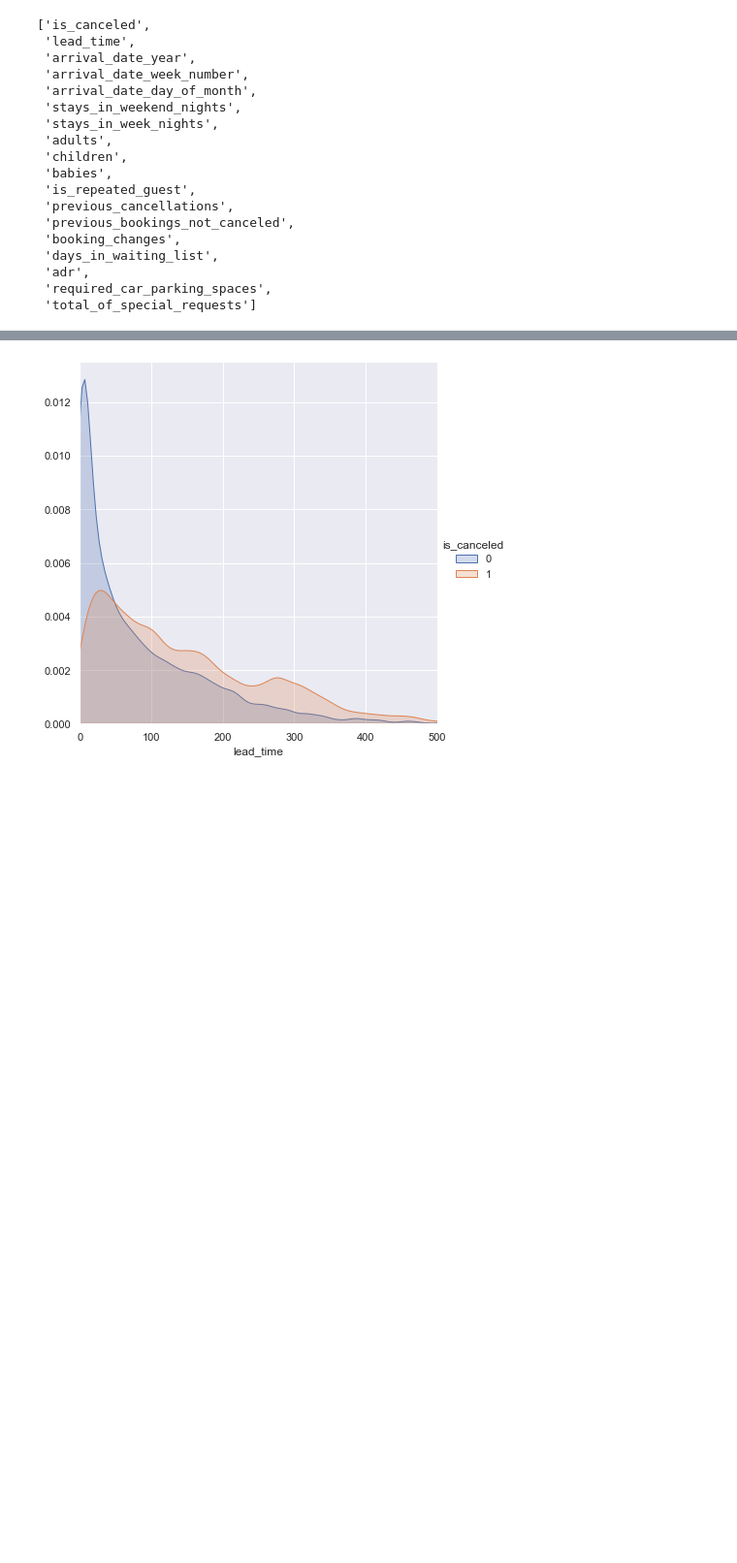
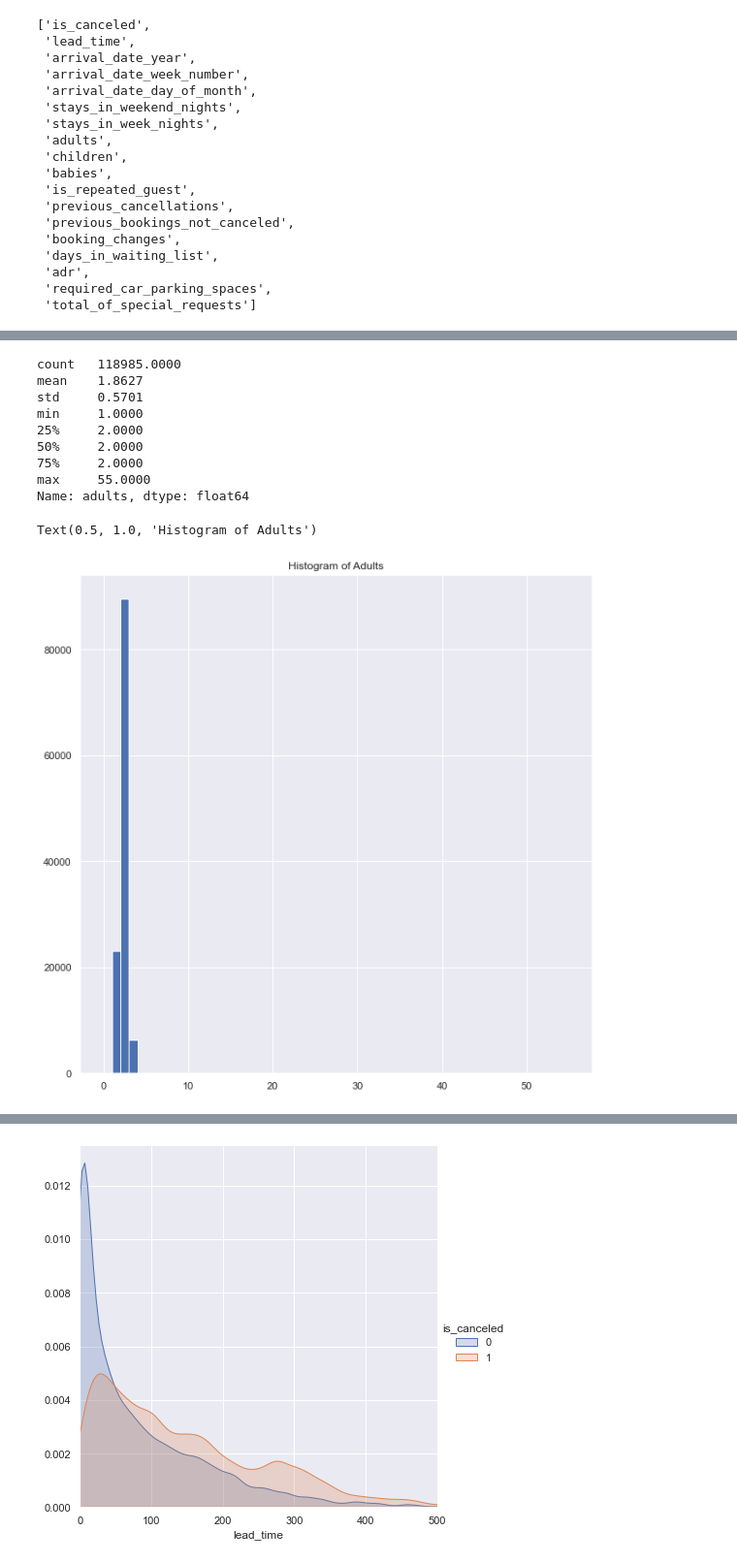
Before and after one commit to JeremyWeidner/402_group4, a Jupyter notebook: Final_Project/eda/python_EDA.ipynb, the cells around one changed output, grey strips where cells are left out. Shown: that part at 97% size. Drawn from its saved outputs; the diff is of its cells as text; code cells hidden in the pictures; blank space fills up the shorter version.

```diff
--- a/Final_Project/eda/python_EDA.ipynb
+++ b/Final_Project/eda/python_EDA.ipynb
@@ -107,0 +143,19 @@ pd.plotting.scatter_matrix(df[num_col], figsize = (15, 15), diagonal = 'hist');
+# %%
+## Adults
+print(df['adults'].describe())
+
+fig, ax = plt.subplots(figsize =(10, 10))
+ax.hist(df['adults'], bins = [0,1, 2, 3, 4, 5, 10, df['adults'].max()]);
+plt.title('Histogram of Adults')
+# %% [output]
+count   118985.0000
+mean    1.8627
+std     0.5701
+min     1.0000
+25%     2.0000
+50%     2.0000
+75%     2.0000
+max     55.0000
+Name: adults, dtype: float64
+Text(0.5, 1.0, 'Histogram of Adults')
+[figure, added]
```
Also changed, not shown: parts of 16 cells of this notebook.
